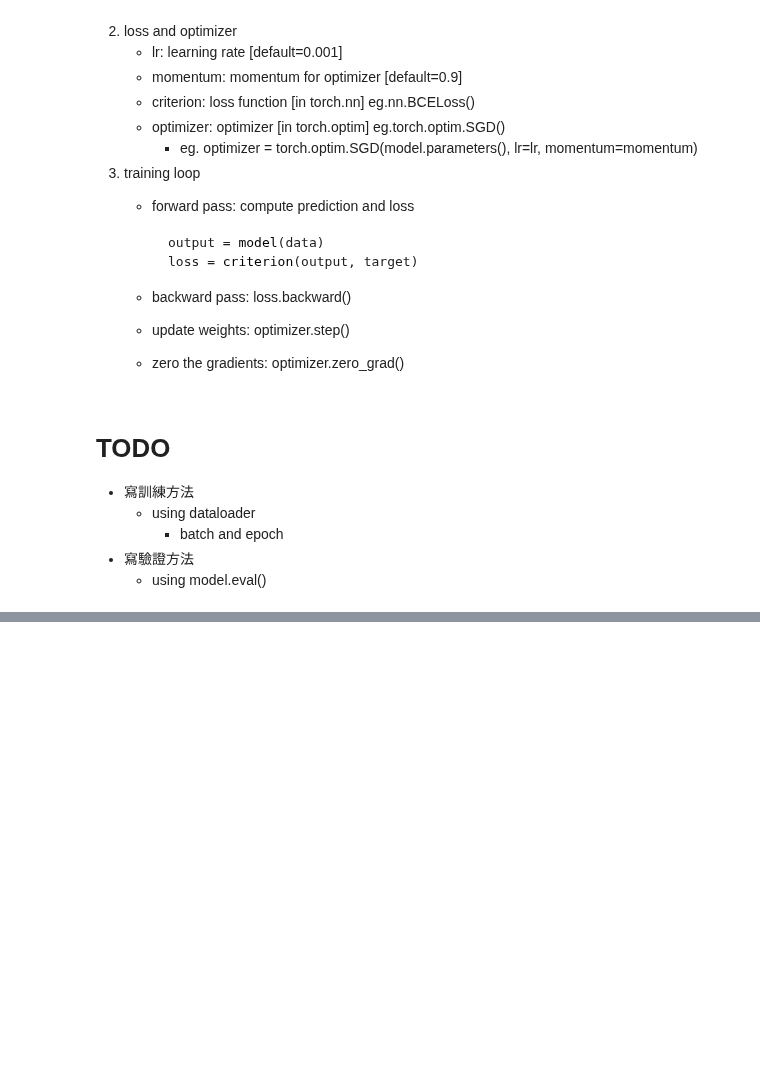
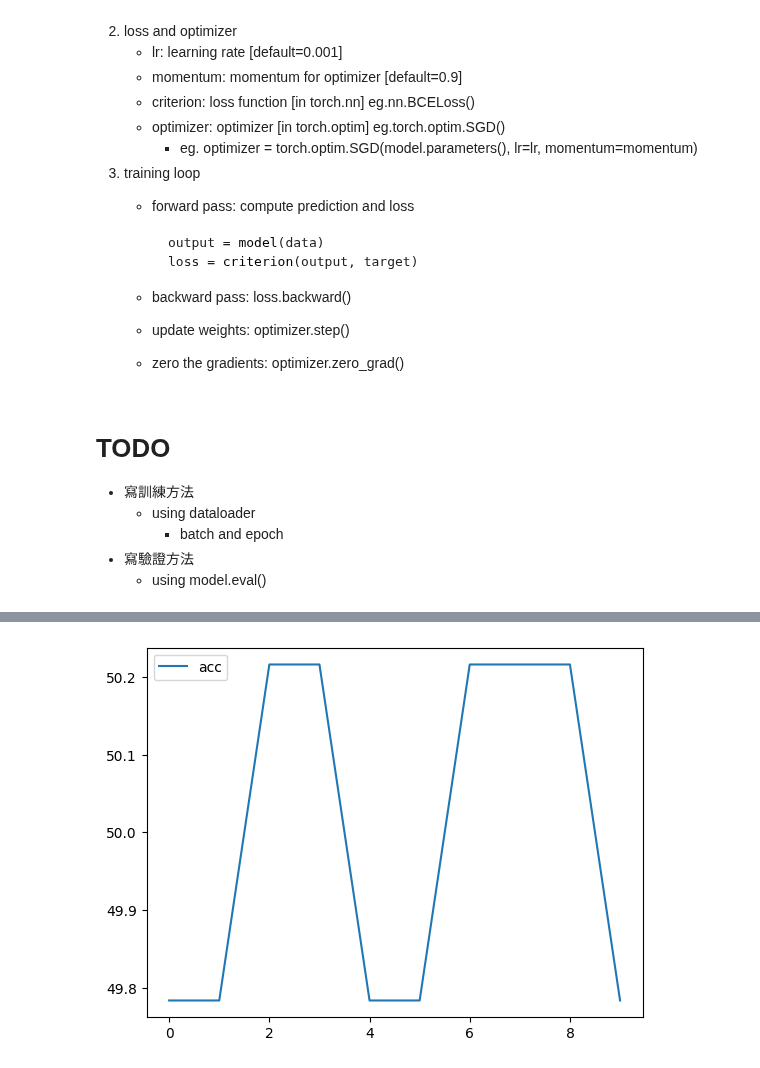
Before and after one commit to hibana2077/OOP-independent-study, a Jupyter notebook: train/train.ipynb, the cells around one changed output, grey strips where cells are left out. Saved outputs shown, nothing was run; the diff lists cells and outputs as text; code cells hidden in the pictures; blank space fills up the shorter version.

```diff
--- a/train/train.ipynb
+++ b/train/train.ipynb
@@ -622,0 +343,26 @@ tensor([0.4900, 0.5100], grad_fn=<SoftmaxBackward0>)
+# %%
+class CCV1(nn.Module):#CNN+MLP in (64,10,12) out (64,2)
+    def __init__(self):
+        super(CCV1, self).__init__()
+        self.conv1 = nn.Conv1d(10, 64, kernel_size=3, stride=1, padding=1)
+        self.Linear1 = nn.Linear(768, 128)
+        self.Linear2 = nn.Linear(128, 256)
+        self.Linear3 = nn.Linear(256, 1024)
+        self.Linear4 = nn.Linear(1024, 256)
+        self.Linear5 = nn.Linear(256, 128)
+        self.Linear6 = nn.Linear(128, 64)
+        self.Linear7 = nn.Linear(64, 2)
+        self.Dropout1 = nn.Dropout(0.2)
+
+    def forward(self, x):
+        x = F.relu(self.conv1(x))
+        x = x.view(-1, 64*12)
+        x = F.relu(self.Linear1(x))
+        x = F.relu(self.Linear2(x))
+        x = F.relu(self.Linear3(x))
+        x = self.Dropout1(x)
+        x = F.relu(self.Linear4(x))
+        x = F.relu(self.Linear5(x))
+        x = F.relu(self.Linear6(x))
+        x = self.Linear7(x)
+        return x
@@ -679,5 +465,6 @@ tensor([0., 1.])
 # %%
 def train(model, train_loader, optimizer, criterion, epoch, device):
+    if epoch == 0: print("Training...")
     model.train()
     for batch_idx, (data, target) in enumerate(train_loader):
         data, target = data.to(device), target.to(device)
@@ -686,6 +473,8 @@ def train(model, train_loader, optimizer, criterion, epoch, device):
         loss = criterion(output, target)
         loss.backward()
         optimizer.step()
+        if batch_idx == 0:
+            print(f"data shape: {data.shape} , target shape: {target.shape} , output shape: {output.shape}")
         if batch_idx % 100 == 0:
             print('Train Epoch: {} [{}/{} ({:.0f}%)]\tLoss: {:.6f}'.format(
                 epoch, batch_idx * len(data), len(train_loader.dataset),
@@ -697,11 +486,12 @@ def test(model, test_loader, criterion, device):
     correct = 0
     with torch.no_grad():
         for data, target in test_loader:
+
             data, target = data.to(device), target.to(device)
             output = model(data)
             test_loss += criterion(output, target).item() # sum up batch loss
             pred = output.argmax(dim=1, keepdim=True) # get the index of the max log-probability
-            correct += pred.eq(target.view_as(pred)).sum().item()
+            correct += pred.eq(target.argmax(1, keepdim=True).view_as(pred)).sum().item() #
 
     test_loss /= len(test_loader.dataset)
 
@@ -719,6 +514,6 @@ print("============")
 # %%
-model = crypto_classfier_ver1().to(DEVICE)
-optimizer = optim.Adam(model.parameters(), lr=0.001)
+model = CCV1().to(DEVICE)
+optimizer = optim.SGD(model.parameters(), lr=0.01, momentum=0.5)
 criterion = F.cross_entropy
 
 train_loader = DataLoader(train_dataset, batch_size=64, shuffle=True, num_workers=0)
@@ -734,0 +548,8 @@ for epoch in range(1, EPOCHS + 1):
+# %%
+#plot acc
+from matplotlib import pyplot as plt
+plt.plot(test_acc_list,label='acc')
+plt.legend()
+plt.show()
+# %% [output]
+[figure, added]
```
Also changed, not shown: parts of 31 cells of this notebook, 4 other files.
